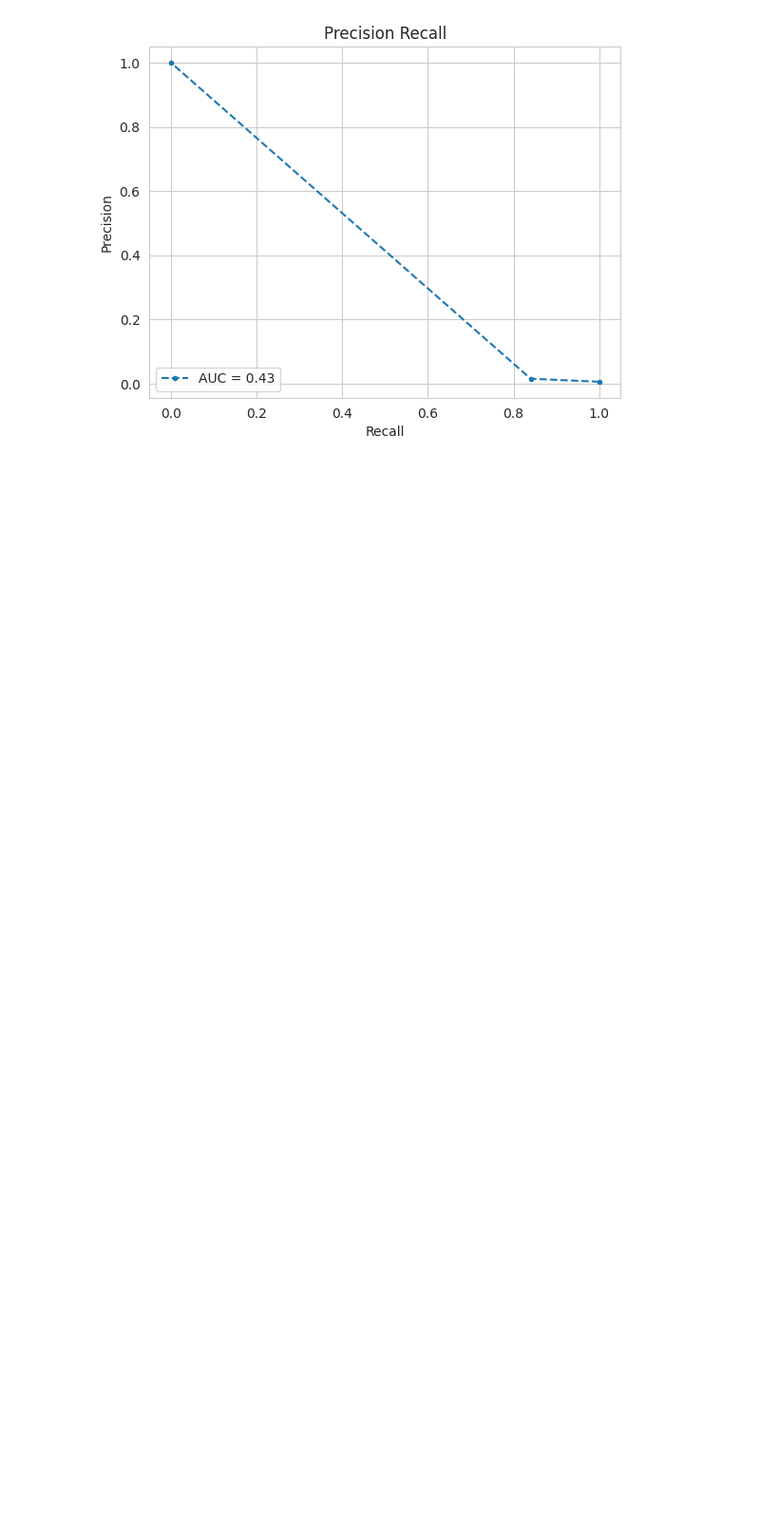
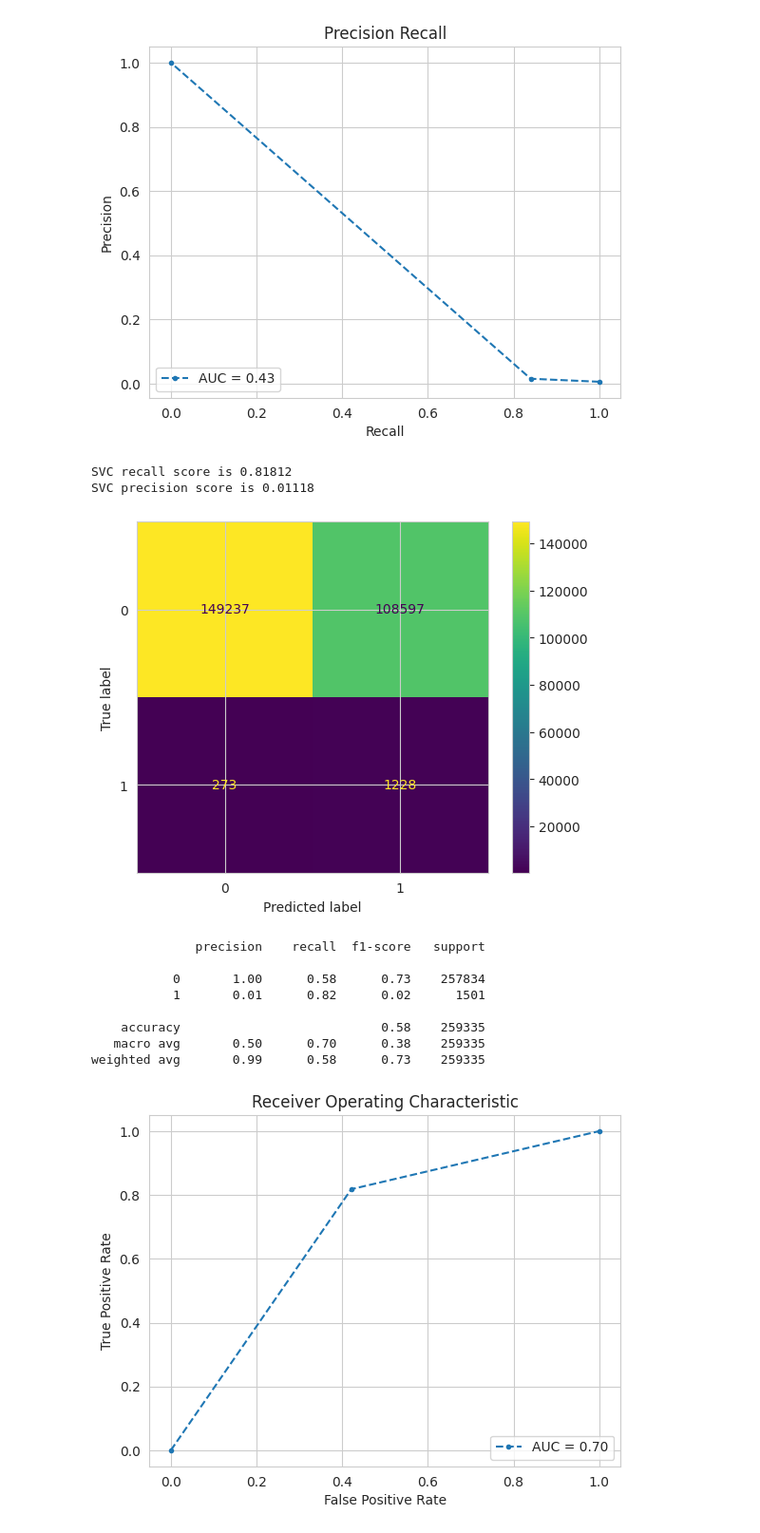
Before and after one commit to AsadE03/ICS502-Group12-ML-CC_Fraud, a Jupyter notebook: ccfraud.ipynb, the cells around one changed output. Shown at 95% size. Cells and saved outputs as stored; diff of their text form; code cells hidden in the pictures; blank space fills up the shorter version.

Commit message:
ADASYN

```diff
--- a/ccfraud.ipynb
+++ b/ccfraud.ipynb
@@ -952,3 +952,52 @@ SVC precision score is 0.01518
 weighted avg       0.99      0.68      0.81    259335
 [figure]
 [figure]
+# %%
+from imblearn.over_sampling import ADASYN
+
+X_train_ct = ct.fit_transform(X_train,y_train)
+X_test_ct = ct.fit_transform(X_test,y_test)
+sm = ADASYN(random_state=RANDOM_STATE, sampling_strategy='minority')
+X_train_res, y_train_res = sm.fit_resample(X_train_ct, y_train)
+
+lsvc = LinearSVC(loss='hinge', random_state=42)
+y_pred = lsvc.fit(X_train_res,y_train_res).predict(X_test_ct)
+print(f'SVC recall score is {recall_score(y_true=y_test,y_pred=y_pred):0.5f}')
+print(f'SVC precision score is {precision_score(y_true=y_test,y_pred=y_pred):0.5f}')
+
+conf_matrix = confusion_matrix(y_true=y_test,y_pred = y_pred)
+ConfusionMatrixDisplay(conf_matrix).plot()
+plt.show()
+
+class_report = classification_report(y_test,y_pred)
+print(class_report)
+
+fpr, tpr, ftthresholds = roc_curve(y_test,y_pred)
+roc_auc = auc(fpr,tpr)
+plt.title('Receiver Operating Characteristic')
+plt.plot(fpr, tpr, '.--', label = 'AUC = %0.2f' % roc_auc)
+plt.legend(loc = 'lower right')
+plt.ylabel('True Positive Rate')
+plt.xlabel('False Positive Rate')
+plt.show()
+prec, recall, prthresholds = precision_recall_curve(y_test,y_pred)
+pr_auc = auc(recall,prec)
+plt.title('Precision Recall')
+plt.plot(recall, prec, '.--',label = 'AUC = %0.2f' % pr_auc)
+plt.legend(loc = 'lower left')
+plt.ylabel('Precision')
+plt.xlabel('Recall')
+plt.show()
+# %% [output]
+SVC recall score is 0.81812
+SVC precision score is 0.01118
+[figure, added]
+              precision    recall  f1-score   support
+
+           0       1.00      0.58      0.73    257834
+           1       0.01      0.82      0.02      1501
+
+    accuracy                           0.58    259335
+   macro avg       0.50      0.70      0.38    259335
+weighted avg       0.99      0.58      0.73    259335
+[figure, added]
```
Also changed, not shown: parts of 1 cell of this notebook.
